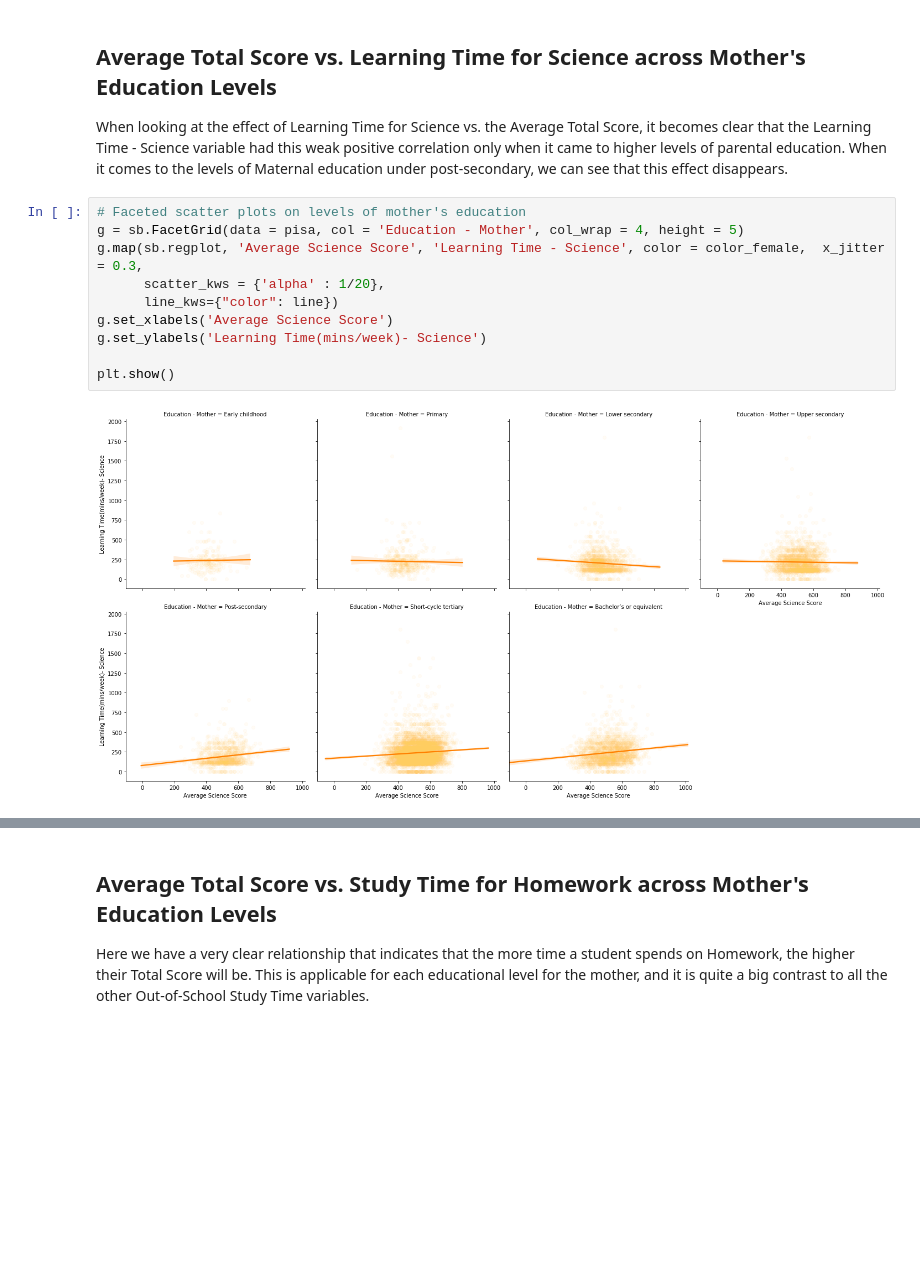
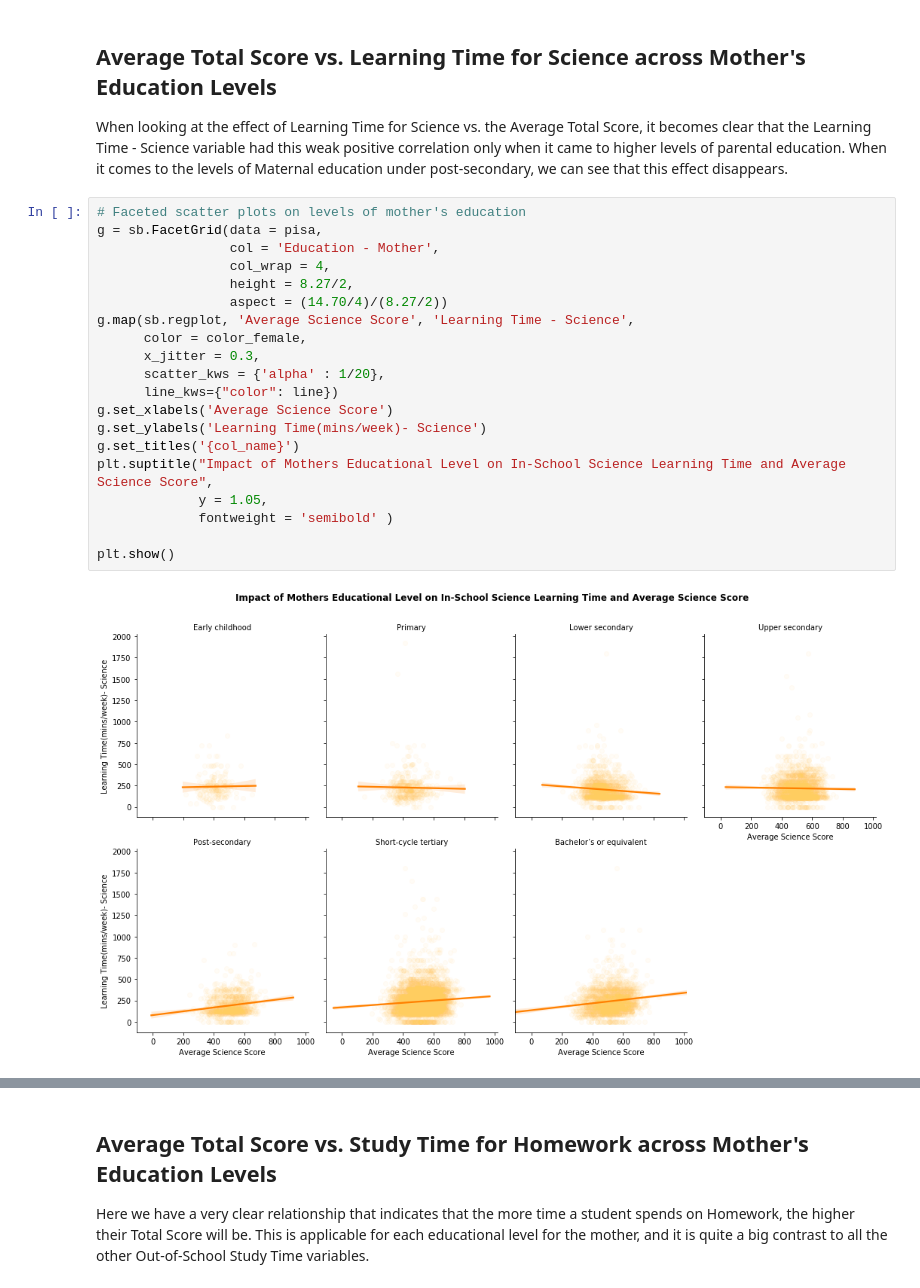
Before and after one commit to Dyke-F/Pisa-Data-Analysis, a Jupyter notebook: pisa_slide_deck.ipynb, the cells around one changed output, grey strips where cells are left out. Drawn from its saved outputs; the diff is of its cells as text; blank space fills up the shorter version.

Commit message:
Fix titles and spacing on slide plots and save in proper format

```diff
--- a/pisa_slide_deck.ipynb
+++ b/pisa_slide_deck.ipynb
@@ -90,14 +117,24 @@ plt.show()
 When looking at the effect of Learning Time for Science vs. the Average Total Score, it becomes clear that the Learning Time - Science variable had this weak positive correlation only when it came to higher levels of parental education. When it comes to the levels of Maternal education under post-secondary, we can see that this effect disappears.
 # %%
 # Faceted scatter plots on levels of mother's education
-g = sb.FacetGrid(data = pisa, col = 'Education - Mother', col_wrap = 4, height = 5)
-g.map(sb.regplot, 'Average Science Score', 'Learning Time - Science', color = color_female,  x_jitter = 0.3,
+g = sb.FacetGrid(data = pisa,
+                 col = 'Education - Mother',
+                 col_wrap = 4,
+                 height = 8.27/2,
+                 aspect = (14.70/4)/(8.27/2))
+g.map(sb.regplot, 'Average Science Score', 'Learning Time - Science',
+      color = color_female,
+      x_jitter = 0.3,
       scatter_kws = {'alpha' : 1/20},
       line_kws={"color": line})
 g.set_xlabels('Average Science Score')
 g.set_ylabels('Learning Time(mins/week)- Science')
+g.set_titles('{col_name}')
+plt.suptitle("Impact of Mothers Educational Level on In-School Science Learning Time and Average Science Score",
+             y = 1.05,
+             fontweight = 'semibold' )
 
 plt.show()
 # %% [output]
-[figure, old version]
+[figure, new version]
 # %% [markdown]
```
Also changed, not shown: parts of 8 cells of this notebook, 2 other files.
